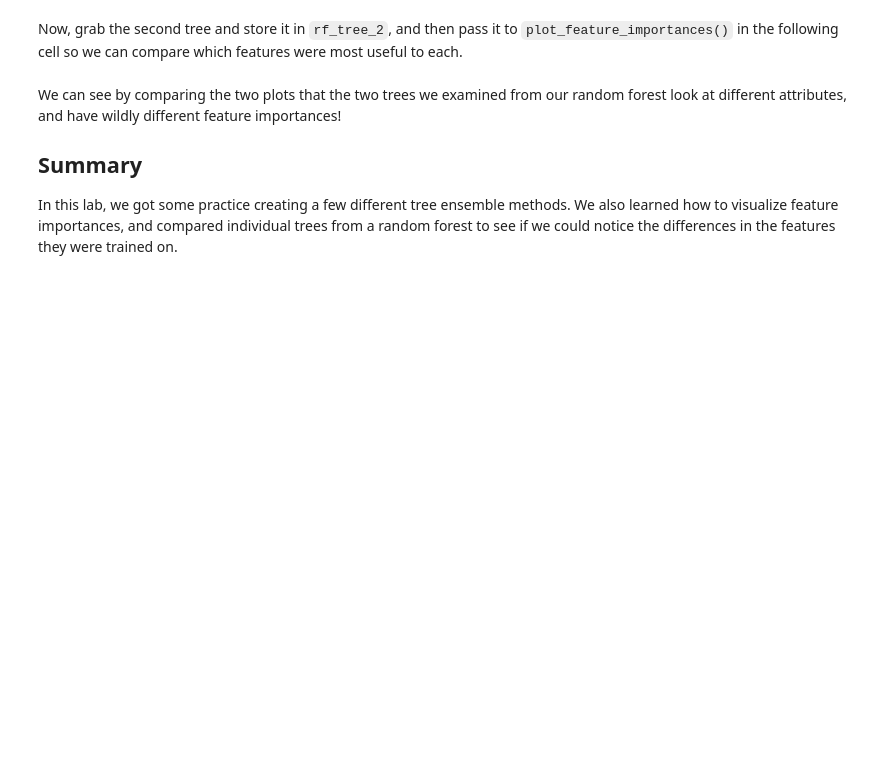
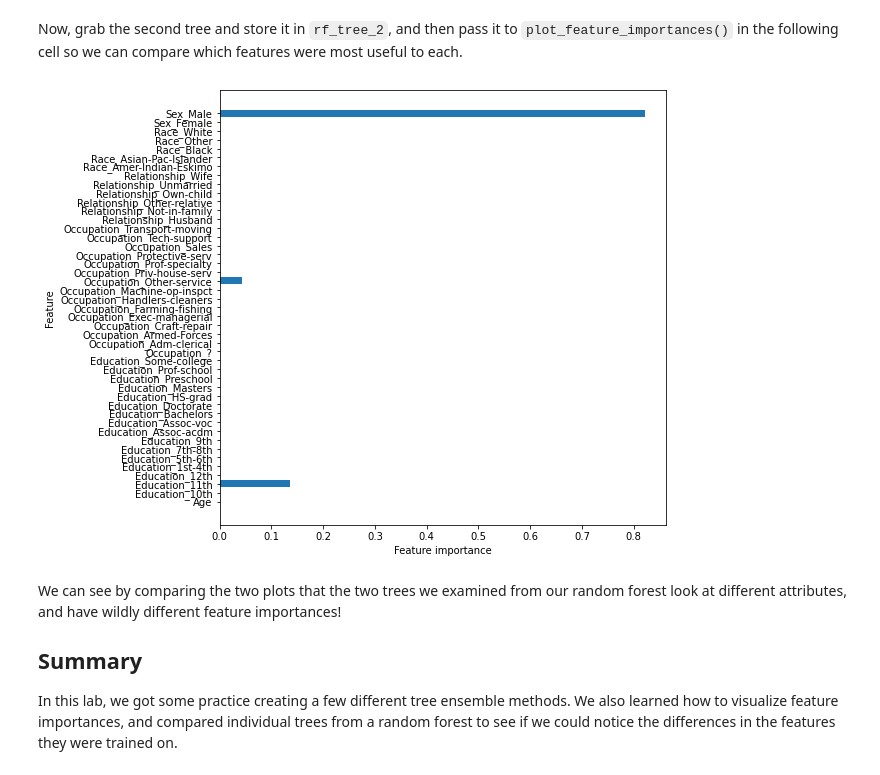
Before and after one commit to learn-co-curriculum/dsc-tree-ensembles-random-forests-lab, a Jupyter notebook: index.ipynb, the cells around one changed output. Cells and saved outputs as stored; diff of their text form; code cells hidden in the pictures; blank space fills up the shorter version.

```diff
--- a/index.ipynb
+++ b/index.ipynb
@@ -195,9 +278,12 @@ In the cell below, call `plot_feature_importances()` on `rf_tree_1`.
 Now, grab the second tree and store it in `rf_tree_2`, and then pass it to `plot_feature_importances()` in the following cell so we can compare which features were most useful to each.
 # %%
 # Second tree from forest_2
-rf_tree_2 = None
+rf_tree_2 = forest_2.estimators_[1]
 # %%
 # Feature importance
+plot_feature_importances(rf_tree_2)
+# %% [output]
+[figure, added]
 # %% [markdown]
 We can see by comparing the two plots that the two trees we examined from our random forest look at different attributes, and have wildly different feature importances!
 
```
Also changed, not shown: parts of 20 cells of this notebook.
